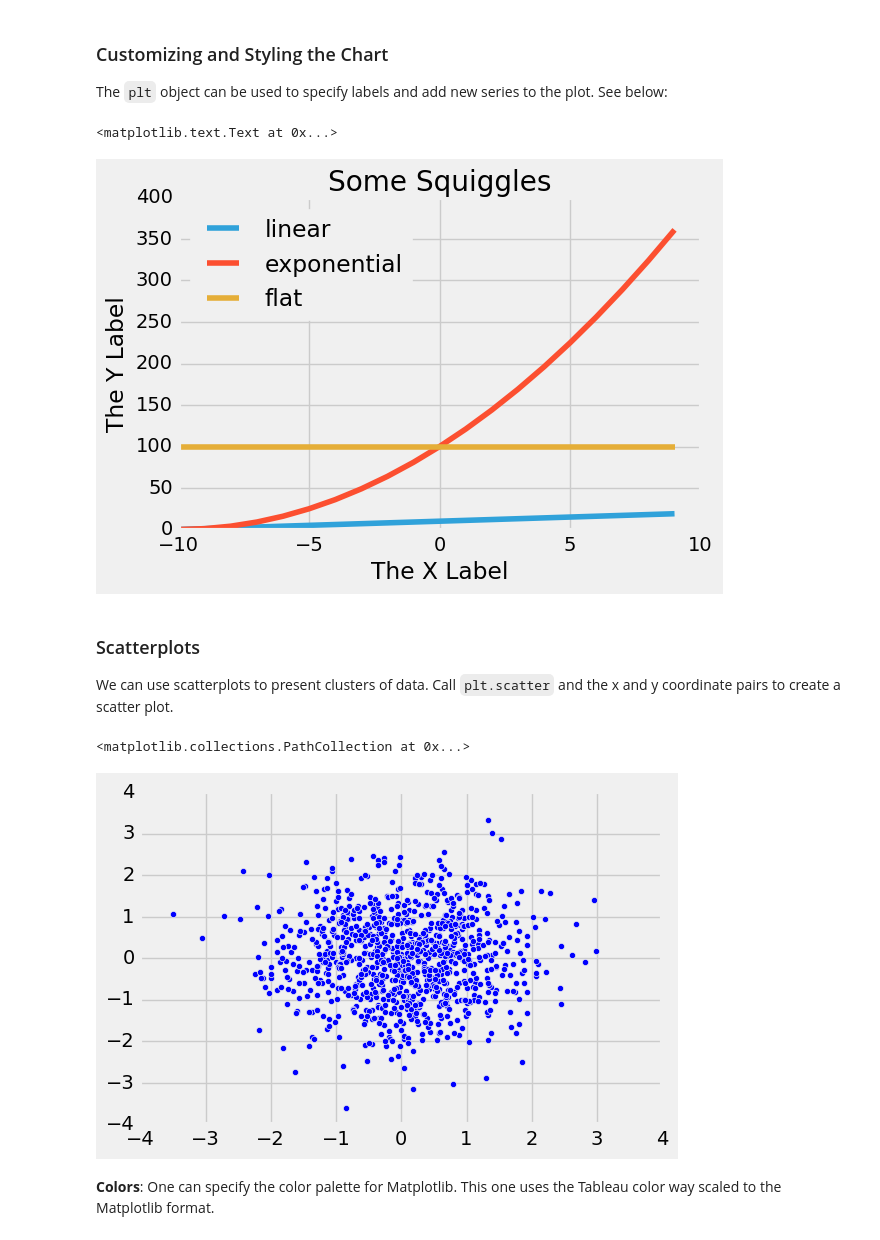
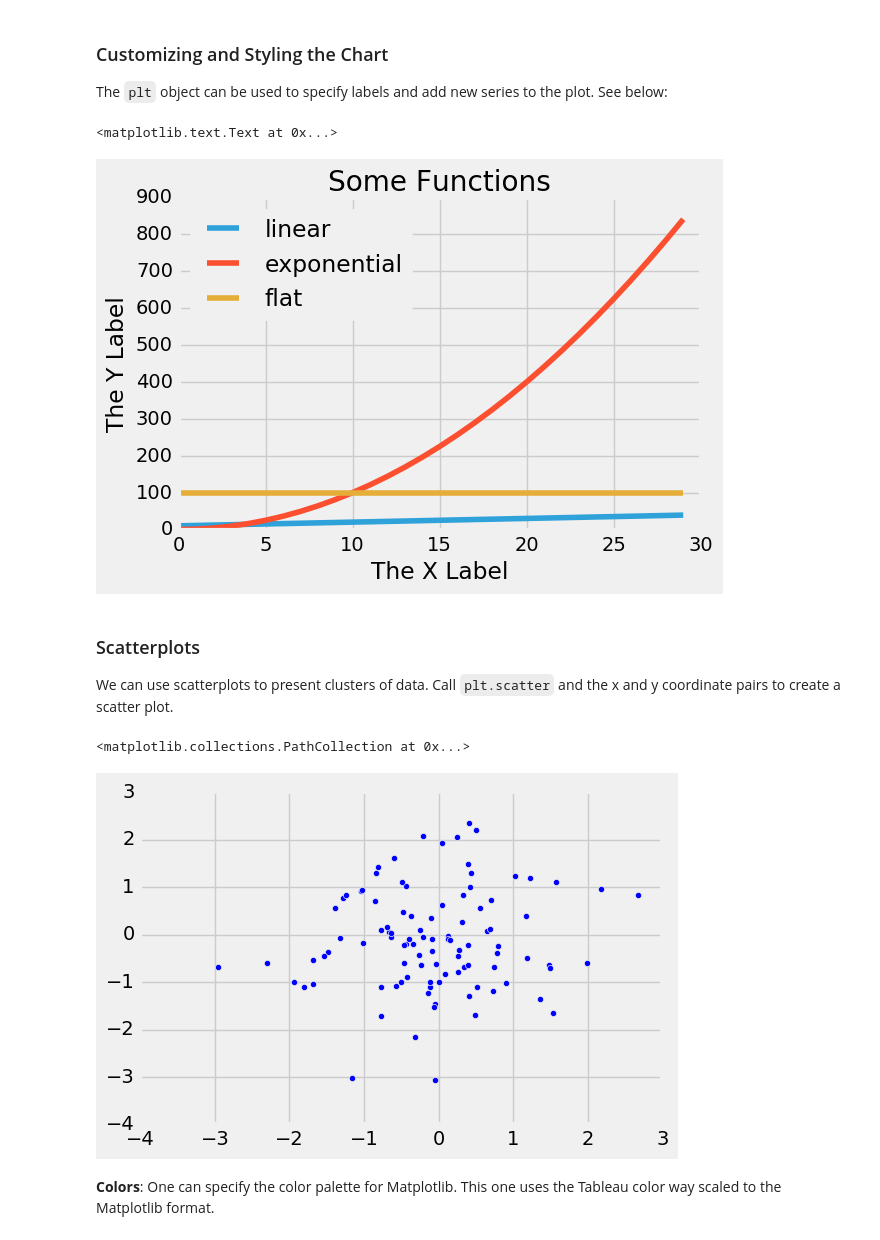
Before and after one commit to francisbautista/python-lessons, a Jupyter notebook: Matplotlib.ipynb, the cells around one changed output. Saved outputs shown, nothing was run; the diff lists cells and outputs as text; code cells hidden in the pictures.

```diff
--- a/Matplotlib.ipynb
+++ b/Matplotlib.ipynb
@@ -23,12 +23,12 @@ plt.plot(x,y)
 
 The `plt` object can be used to specify labels and add new series to the plot. See below:
 # %%
-x = np.arange(-10,10)
-a = np.arange(0,20)
-b = [b**2 for b in range(0,20)]
-c = [100 for c in range(0,20)]
+x = np.arange(0,30)
+a = np.arange(10,40)
+b = [b**2 for b in range(0,30)]
+c = [100 for c in range(0,30)]
 
-plt.title("Some Squiggles")
+plt.title("Some Functions")
 plt.plot(x,a, label='linear')
 plt.plot(x,b, label='exponential')
 plt.plot(x,c, label='flat')
@@ -37,20 +37,20 @@ plt.ylabel('The Y Label')
 plt.xlabel('The X Label')
 # %% [output]
 <matplotlib.text.Text at 0x...>
-[figure, old version]
+[figure, new version]
 # %% [markdown]
 ### Scatterplots
 
 We can use scatterplots to present clusters of data. Call `plt.scatter` and the x and y coordinate pairs to create a scatter plot.
 # %%
-n = 1000
+n = 100
 ax = np.random.randn(n)
 ay = np.random.randn(n)
 
 plt.scatter(ax, ay)
 # %% [output]
 <matplotlib.collections.PathCollection at 0x...>
-[figure, old version]
+[figure, new version]
 # %% [markdown]
 **Colors**: One can specify the color palette for Matplotlib. This one uses the Tableau color way scaled to the Matplotlib format.
 # %%
```
Also changed, not shown: parts of 12 cells of this notebook.
